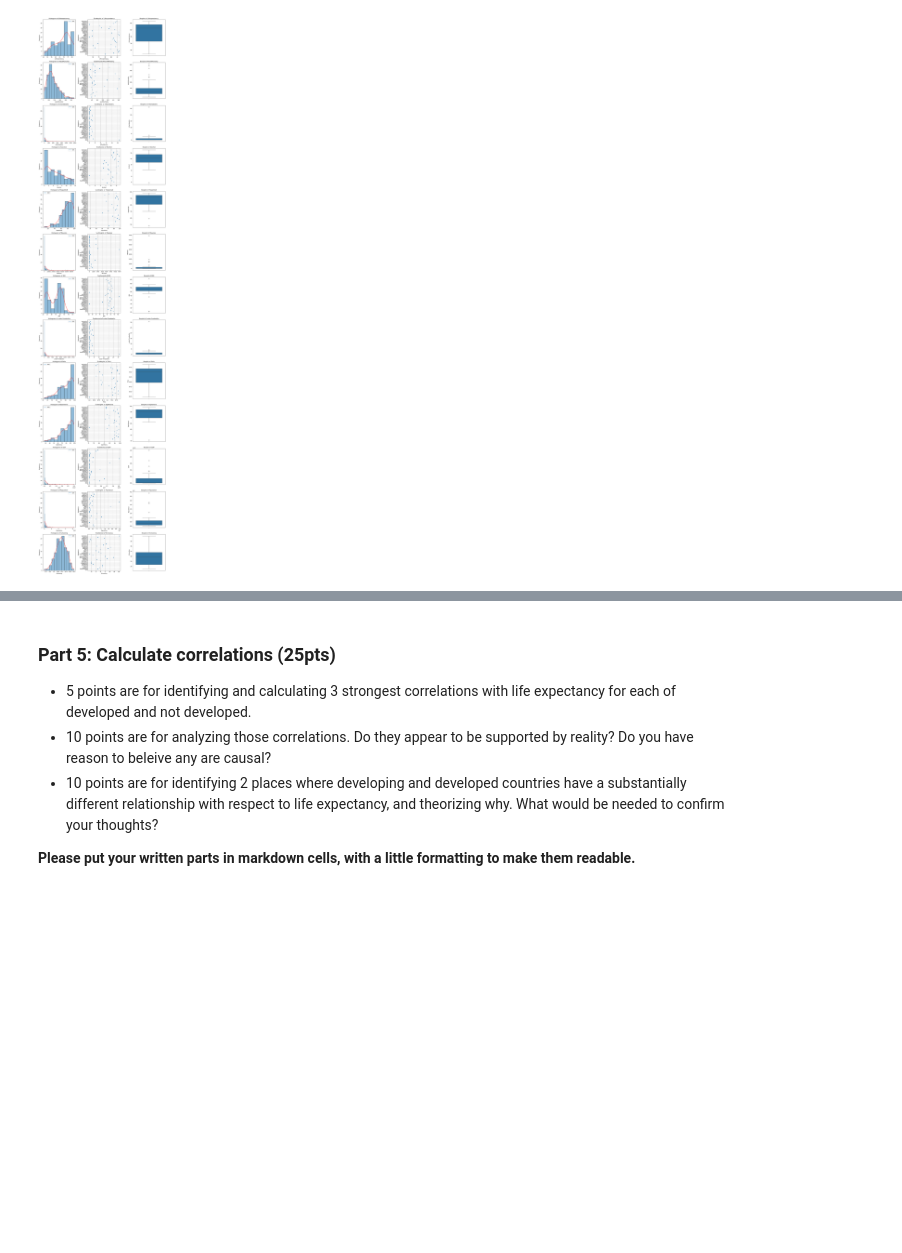
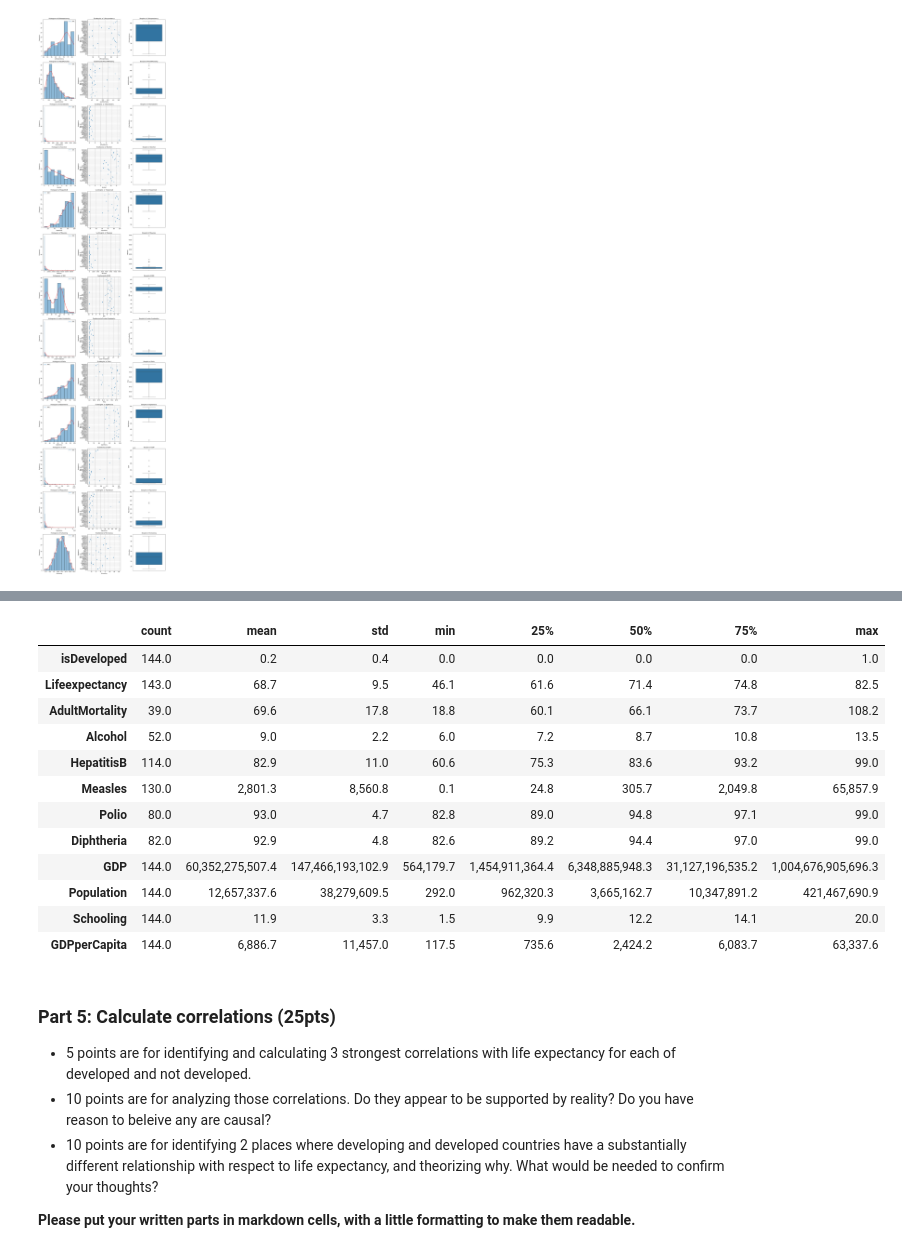
Before and after one commit to AkeemSemperDataScience/data3450-assignment-2-mlsiebold, a Jupyter notebook: START_Asn_2.ipynb, the cells around one changed output, grey strips where cells are left out. Drawn from its saved outputs; the diff is of its cells as text; code cells hidden in the pictures; blank space fills up the shorter version.

Commit message:
Part 4 clean data

```diff
--- a/START_Asn_2.ipynb
+++ b/START_Asn_2.ipynb
@@ -504,17 +533,41 @@ plt.show()
 # %%
 # Clean data
 
 # Drop columns
 
 drop_cols = ['infantdeaths', 'under-fivedeaths', 'BMI']
 df_clean = df.drop(drop_cols, axis=1)
 
 # Replace zeros with null
 
 zero_cols = ['Measles', 'GDP', 'Population']
 df_clean[zero_cols] = df_clean[zero_cols].replace(0, np.nan)
 
-# Remove outliers
+# Replace outliers with null
+
+    # Greater than
+df_clean['AdultMortality'] = df_clean['AdultMortality'].mask(df_clean['AdultMortality'] > 110, np.nan)
+    # Less than
+df_clean['Alcohol'] = df_clean['Alcohol'].mask(df_clean['Alcohol'] < 6, np.nan)
+df_clean['HepatitisB'] = df_clean['HepatitisB'].mask(df_clean['HepatitisB'] < 60, np.nan)
+df_clean['Polio'] = df_clean['Polio'].mask(df_clean['Polio'] < 82.5, np.nan)
+df_clean['Diphtheria'] = df_clean['Diphtheria'].mask(df_clean['Diphtheria'] < 82.5, np.nan)
+
+df_clean.describe().T.applymap(lambda x: f"{x:,.1f}")
+# %% [output]
+|  | count | mean | std | min | 25% | 50% | 75% | max |
+| isDeveloped | 144.0 | 0.2 | 0.4 | 0.0 | 0.0 | 0.0 | 0.0 | 1.0 |
+| Lifeexpectancy | 143.0 | 68.7 | 9.5 | 46.1 | 61.6 | 71.4 | 74.8 | 82.5 |
+| AdultMortality | 39.0 | 69.6 | 17.8 | 18.8 | 60.1 | 66.1 | 73.7 | 108.2 |
+| Alcohol | 52.0 | 9.0 | 2.2 | 6.0 | 7.2 | 8.7 | 10.8 | 13.5 |
+| HepatitisB | 114.0 | 82.9 | 11.0 | 60.6 | 75.3 | 83.6 | 93.2 | 99.0 |
+| Measles | 130.0 | 2,801.3 | 8,560.8 | 0.1 | 24.8 | 305.7 | 2,049.8 | 65,857.9 |
+| Polio | 80.0 | 93.0 | 4.7 | 82.8 | 89.0 | 94.8 | 97.1 | 99.0 |
+| Diphtheria | 82.0 | 92.9 | 4.8 | 82.6 | 89.2 | 94.4 | 97.0 | 99.0 |
+| GDP | 144.0 | 60,352,275,507.4 | 147,466,193,102.9 | 564,179.7 | 1,454,911,364.4 | 6,348,885,948.3 | 31,127,196,535.2 | 1,004,676,905,696.3 |
+| Population | 144.0 | 12,657,337.6 | 38,279,609.5 | 292.0 | 962,320.3 | 3,665,162.7 | 10,347,891.2 | 421,467,690.9 |
+| Schooling | 144.0 | 11.9 | 3.3 | 1.5 | 9.9 | 12.2 | 14.1 | 20.0 |
+| GDPperCapita | 144.0 | 6,886.7 | 11,457.0 | 117.5 | 735.6 | 2,424.2 | 6,083.7 | 63,337.6 |
 # %%
 #Visualize correlations.
 # %% [markdown]
```
Also changed, not shown: parts of 1 cell of this notebook.
